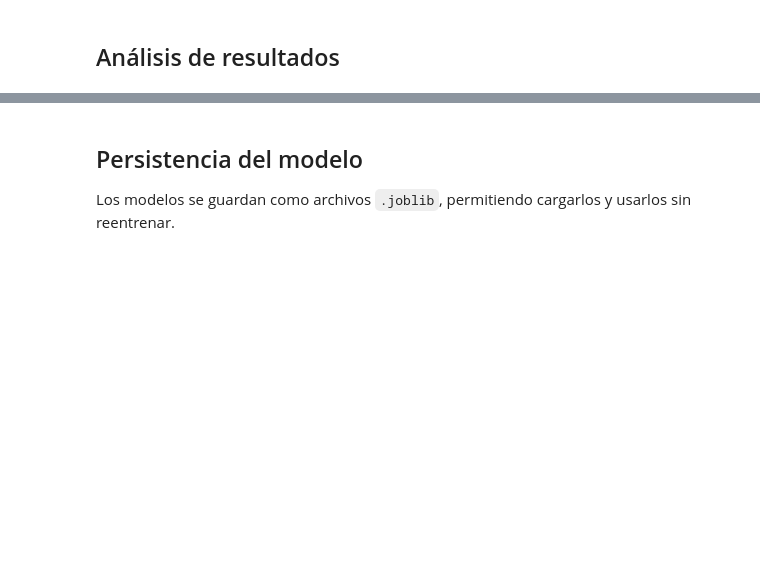
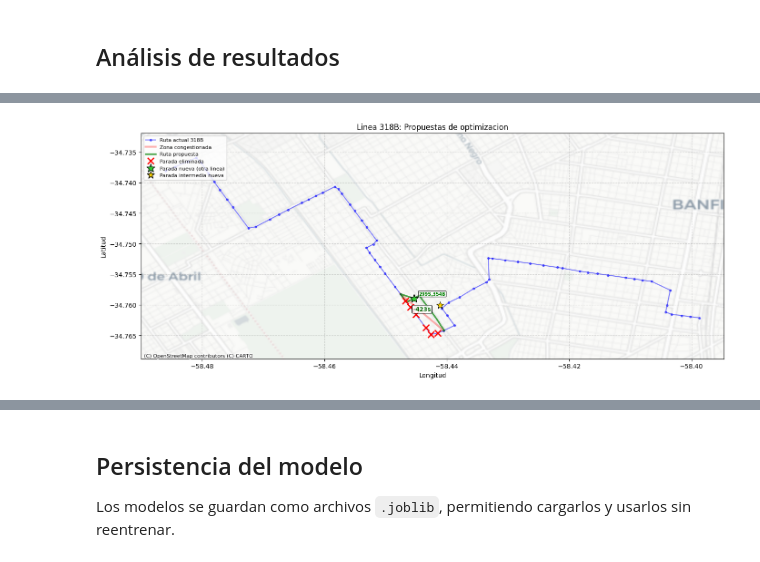
Before and after one commit to fhiba/transportia, a Jupyter notebook: notebooks/entregable_3_modelado.ipynb, the cells around one changed output, grey strips where cells are left out. Saved outputs shown, nothing was run; the diff lists cells and outputs as text; code cells hidden in the pictures; blank space fills up the shorter version.

```diff
--- a/notebooks/entregable_3_modelado.ipynb
+++ b/notebooks/entregable_3_modelado.ipynb
@@ -414,7 +538,6 @@ for z in zones:
                               'lines': stop_routes.get(sid, [])[:5],
                               'is_new': sid not in route_stop_ids})
 
-    # Check gaps
     all_pts = [(a['lat'], a['lon'])]
     for ns in new_stops:
         all_pts.append((ns['lat'], ns['lon']))
@@ -435,12 +558,26 @@ for z in zones:
     max_gap = max(haversine_m(all_pts[i][0], all_pts[i][1], all_pts[i+1][0], all_pts[i+1][1])
                   for i in range(len(all_pts)-1))
 
+    path_geometry = []
+    for k in range(len(path) - 1):
+        edge_data = bus_graph[path[k]][path[k+1]]
+        geom = edge_data.get('geometry')
+        if geom:
+            path_geometry.extend(geom)
+        else:
+            s_info = all_stops_map.get(path[k])
+            t_info = all_stops_map.get(path[k+1])
+            if s_info and t_info:
+                path_geometry.append([s_info['lon'], s_info['lat']])
+                path_geometry.append([t_info['lon'], t_info['lat']])
+
     proposals.append({
         'zone': f"seq {z['start']}->{z['end']}", 'stop_A': a['stop_id'], 'stop_B': b['stop_id'],
         'lat_A': a['lat'], 'lon_A': a['lon'], 'lat_B': b['lat'], 'lon_B': b['lon'],
         'original_tt': z['tt'], 'original_dist': z['dist'],
         'removed': removed, 'new_stops': new_stops, 'extra': extra,
         'alt_tt': path_tt, 'savings': max(0, z['tt'] - path_tt), 'max_gap': max_gap,
+        'path_geometry': path_geometry,
     })
 
     removed_str = ', '.join(removed)
@@ -462,8 +608,9 @@ print(f"AHORRO TOTAL: {total_savings:.0f}s ({total_savings/60:.1f} min) — {tot
 # %%
 fig, ax = plt.subplots(figsize=(14, 10))
+add_grid(ax)
 
 ax.plot(stops_seq['lon'], stops_seq['lat'], 'b-o', markersize=3,
-        linewidth=1.5, alpha=0.5, zorder=2, label='Ruta actual 106A')
+        linewidth=1.5, alpha=0.5, zorder=2, label=f'Ruta actual {worst_route}')
 
 for p in proposals:
     ax.plot([p['lon_A'], p['lon_B']], [p['lat_A'], p['lat_B']],
@@ -474,19 +621,26 @@ for p in proposals:
             ax.plot(m.iloc[0]['lon'], m.iloc[0]['lat'], 'x', color='red',
                     markersize=10, markeredgewidth=2, zorder=5)
 
-    alt_lons = [p['lon_A']] + [ns['lon'] for ns in p['new_stops']] + \
-               [es['lon'] for es in p['extra']] + [p['lon_B']]
-    alt_lats = [p['lat_A']] + [ns['lat'] for ns in p['new_stops']] + \
-               [es['lat'] for es in p['extra']] + [p['lat_B']]
+    if p.get('path_geometry') and len(p['path_geometry']) > 1:
+        alt_lons = [pt[0] for pt in p['path_geometry']]
+        alt_lats = [pt[1] for pt in p['path_geometry']]
+    else:
+        alt_lons = [p['lon_A']] + [ns['lon'] for ns in p['new_stops']] + \
+                   [es['lon'] for es in p['extra']] + [p['lon_B']]
+        alt_lats = [p['lat_A']] + [ns['lat'] for ns in p['new_stops']] + \
+                   [es['lat'] for es in p['extra']] + [p['lat_B']]
     ax.plot(alt_lons, alt_lats, 'g-', linewidth=2.5, alpha=0.7, zorder=4)
 
-    for ns in p['new_stops']:
+    for idx_p, ns in enumerate(p['new_stops']):
         if ns['is_new']:
             ax.plot(ns['lon'], ns['lat'], '*', color='limegreen', markersize=14,
                     markeredgecolor='black', markeredgewidth=0.8, zorder=6)
-            ax.annotate(','.join(ns['lines'][:2]), (ns['lon'], ns['lat']),
+            lines = ','.join(ns['lines'][:2])
+            offset_y = 5 + (idx_p % 3) * 12
+            ax.annotate(lines, (ns['lon'], ns['lat']),
                         fontsize=7, fontweight='bold', color='green',
-                        xytext=(5, 5), textcoords='offset points', zorder=7)
+                        xytext=(8, offset_y), textcoords='offset points', zorder=7,
+                        bbox=dict(boxstyle='round,pad=0.15', facecolor='white', alpha=0.7))
     for es in p['extra']:
         ax.plot(es['lon'], es['lat'], '*', color='gold', markersize=12,
                 markeredgecolor='black', markeredgewidth=0.8, zorder=6)
@@ -495,33 +649,35 @@ for p in proposals:
     mid_lat = (p['lat_A'] + p['lat_B']) / 2
     ax.annotate(f"-{p['savings']:.0f}s", (mid_lon, mid_lat),
                 fontsize=9, fontweight='bold', color='darkgreen',
                 ha='center', va='bottom', zorder=8,
                 bbox=dict(boxstyle='round,pad=0.2', facecolor='white', alpha=0.8))
 
 from matplotlib.lines import Line2D
 legend_items = [
-    Line2D([0], [0], color='blue', marker='o', markersize=3, linewidth=1.5, alpha=0.5, label='Ruta actual 106A'),
-    Line2D([0], [0], color='red', linewidth=3, alpha=0.3, label='Zona congested'),
+    Line2D([0], [0], color='blue', marker='o', markersize=3, linewidth=1.5, alpha=0.5, label=f'Ruta actual {worst_route}'),
+    Line2D([0], [0], color='red', linewidth=3, alpha=0.3, label='Zona congestionada'),
     Line2D([0], [0], color='green', linewidth=2.5, alpha=0.7, label='Ruta propuesta'),
     Line2D([0], [0], marker='x', color='red', markersize=10, linestyle='None', markeredgewidth=2, label='Parada eliminada'),
     Line2D([0], [0], marker='*', color='limegreen', markersize=14, linestyle='None', markeredgecolor='black', label='Parada nueva (otra linea)'),
     Line2D([0], [0], marker='*', color='gold', markersize=12, linestyle='None', markeredgecolor='black', label='Parada intermedia nueva'),
 ]
 ax.legend(handles=legend_items, loc='upper left', fontsize=8)
 
 margin = 0.004
 ax.set_xlim(stops_seq['lon'].min() - margin, stops_seq['lon'].max() + margin)
 ax.set_ylim(stops_seq['lat'].min() - margin, stops_seq['lat'].max() + margin)
 ax.set_aspect('equal')
 
 try:
     import contextily as cx
     cx.add_basemap(ax, crs='EPSG:4326', source=cx.providers.CartoDB.Positron)
 except Exception:
     pass
 
 ax.set_xlabel('Longitud')
 ax.set_ylabel('Latitud')
-ax.set_title('Linea 106A: Propuestas de optimizacion con nuevas paradas')
+ax.set_title(f'Linea {worst_route}: Propuestas de optimizacion')
 plt.tight_layout()
 plt.show()
+# %% [output]
+[figure, added]
```
Also changed, not shown: parts of 34 cells of this notebook, 8 other files.
